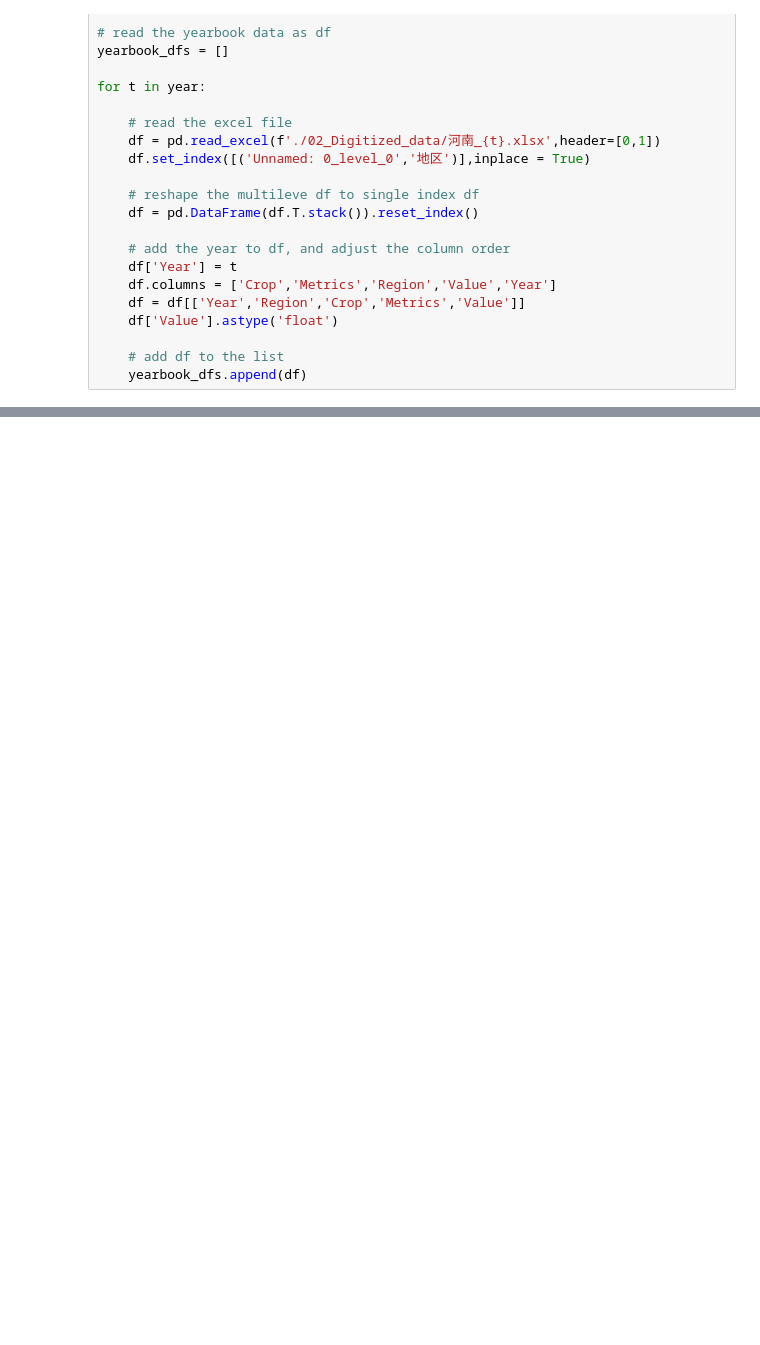
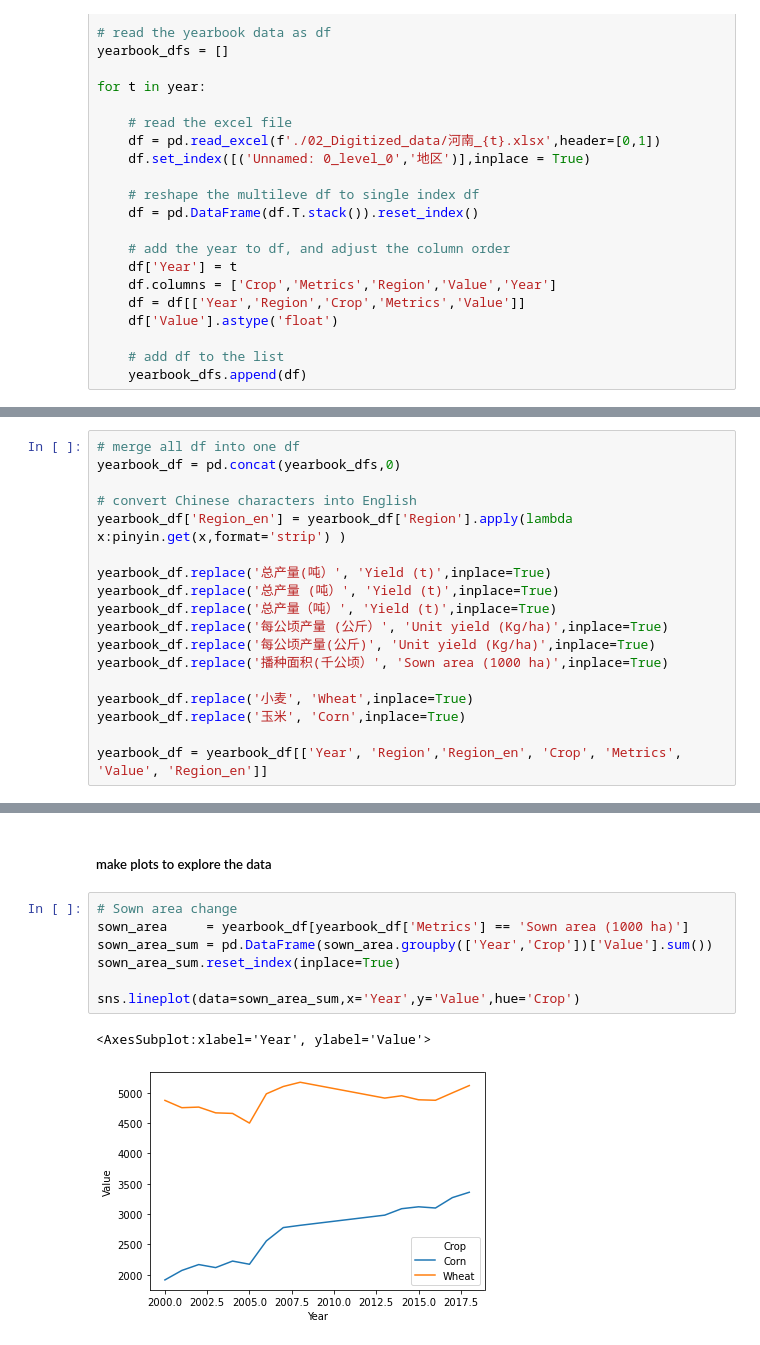
Before and after one commit to wangjinzhulala/Agricultural_production, a Jupyter notebook: Step_1_Process_Yearbook_Data/Process_yearbook_data.ipynb, the cells around one changed output, grey strips where cells are left out. Saved outputs shown, nothing was run; the diff lists cells and outputs as text; blank space fills up the shorter version.

Commit message:
inspect the yearbook data with plots

```diff
--- a/Step_1_Process_Yearbook_Data/Process_yearbook_data.ipynb
+++ b/Step_1_Process_Yearbook_Data/Process_yearbook_data.ipynb
@@ -49,0 +49,18 @@ yearbook_df = pd.concat(yearbook_dfs,0)
+# %%
+# merge all df into one df
+yearbook_df = pd.concat(yearbook_dfs,0)
+
+# convert Chinese characters into English
+yearbook_df['Region_en'] = yearbook_df['Region'].apply(lambda x:pinyin.get(x,format='strip') )
+
+yearbook_df.replace('总产量(吨）', 'Yield (t)',inplace=True)
+yearbook_df.replace('总产量 (吨）', 'Yield (t)',inplace=True)
+yearbook_df.replace('总产量（吨）', 'Yield (t)',inplace=True)
+yearbook_df.replace('每公顷产量 (公斤）', 'Unit yield (Kg/ha)',inplace=True)
+yearbook_df.replace('每公顷产量(公斤)', 'Unit yield (Kg/ha)',inplace=True)
+yearbook_df.replace('播种面积(千公顷）', 'Sown area (1000 ha)',inplace=True)
+
+yearbook_df.replace('小麦', 'Wheat',inplace=True)
+yearbook_df.replace('玉米', 'Corn',inplace=True)
+
+yearbook_df = yearbook_df[['Year', 'Region','Region_en', 'Crop', 'Metrics', 'Value', 'Region_en']]
@@ -49,0 +83,12 @@ yearbook_df = pd.concat(yearbook_dfs,0)
+# %% [markdown]
+##### make plots to explore the data
+# %%
+# Sown area change
+sown_area     = yearbook_df[yearbook_df['Metrics'] == 'Sown area (1000 ha)']
+sown_area_sum = pd.DataFrame(sown_area.groupby(['Year','Crop'])['Value'].sum())
+sown_area_sum.reset_index(inplace=True)
+
+sns.lineplot(data=sown_area_sum,x='Year',y='Value',hue='Crop')
+# %% [output]
+<AxesSubplot:xlabel='Year', ylabel='Value'>
+[figure, added]
```
Also changed, not shown: parts of 5 cells of this notebook, 3 other files.
